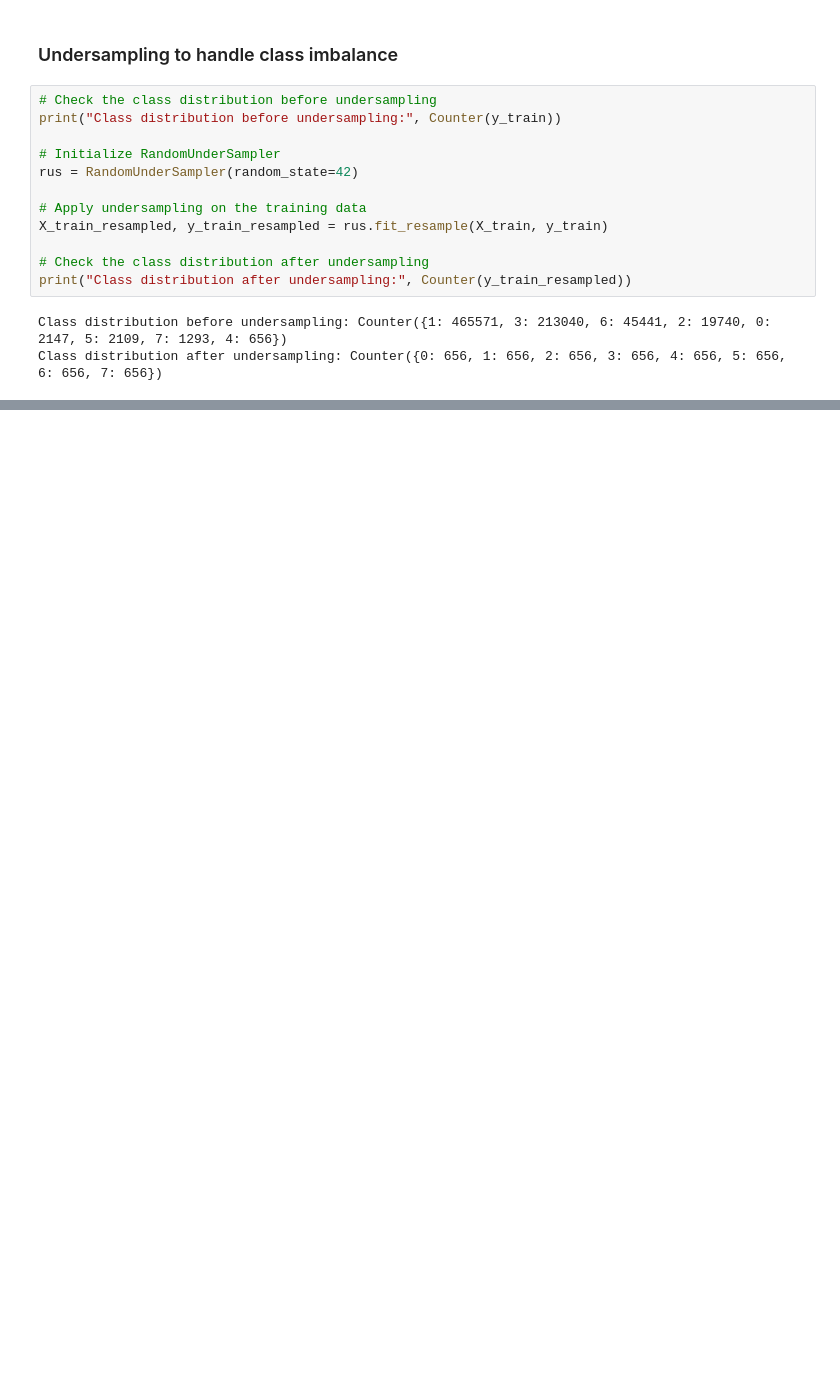
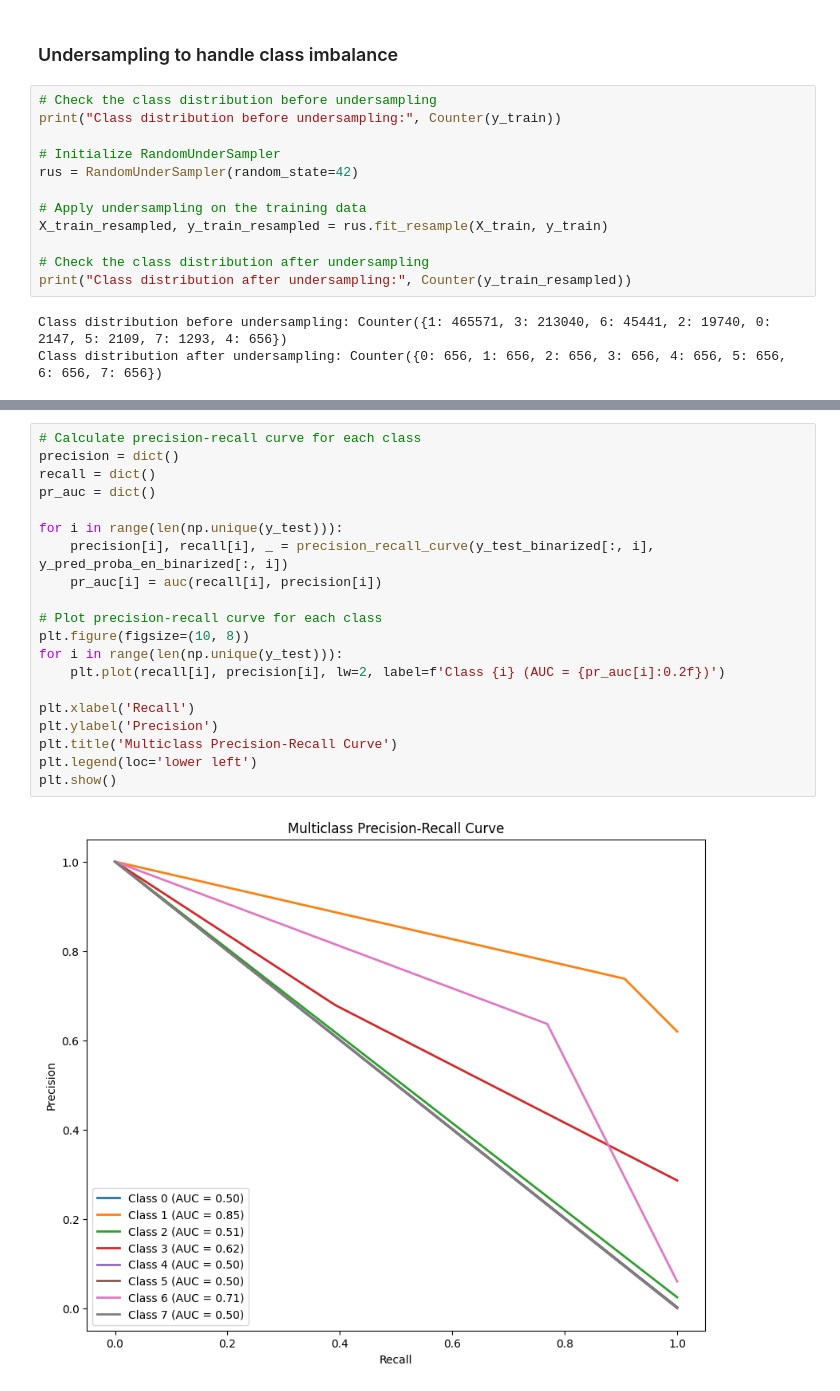
Before and after one commit to samarthsingh1/data_insights, a Jupyter notebook: data_classification.ipynb, the cells around one changed output, grey strips where cells are left out. Saved outputs shown, nothing was run; the diff lists cells and outputs as text; blank space fills up the shorter version.

```diff
--- a/data_classification.ipynb
+++ b/data_classification.ipynb
@@ -246,0 +270,22 @@ plt.show()
+# %%
+# Calculate precision-recall curve for each class
+precision = dict()
+recall = dict()
+pr_auc = dict()
+
+for i in range(len(np.unique(y_test))):
+    precision[i], recall[i], _ = precision_recall_curve(y_test_binarized[:, i], y_pred_proba_en_binarized[:, i])
+    pr_auc[i] = auc(recall[i], precision[i])
+
+# Plot precision-recall curve for each class
+plt.figure(figsize=(10, 8))
+for i in range(len(np.unique(y_test))):
+    plt.plot(recall[i], precision[i], lw=2, label=f'Class {i} (AUC = {pr_auc[i]:0.2f})')
+
+plt.xlabel('Recall')
+plt.ylabel('Precision')
+plt.title('Multiclass Precision-Recall Curve')
+plt.legend(loc='lower left')
+plt.show()
+# %% [output]
+[figure, added]
```
Also changed, not shown: parts of 20 cells of this notebook.
